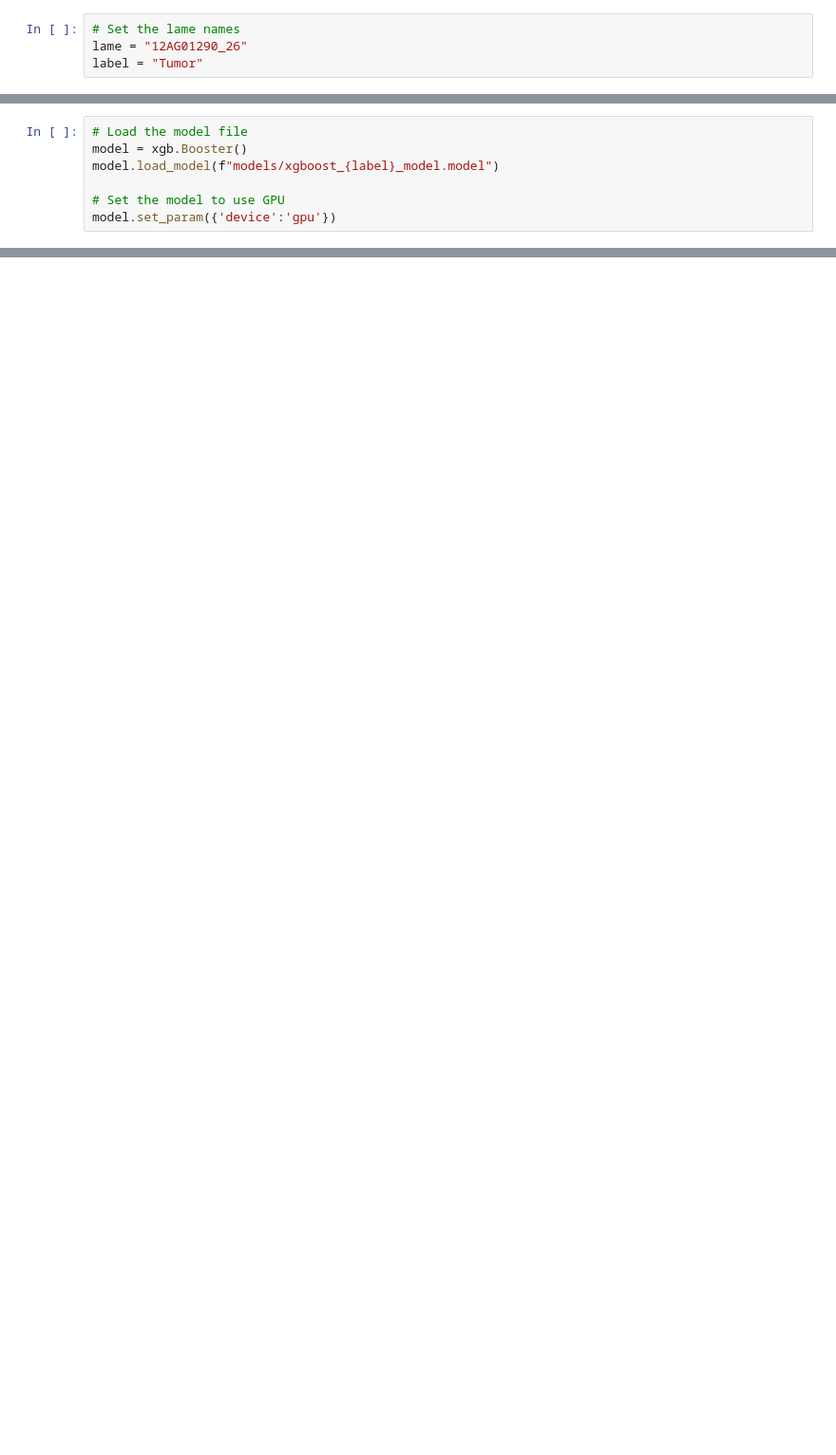
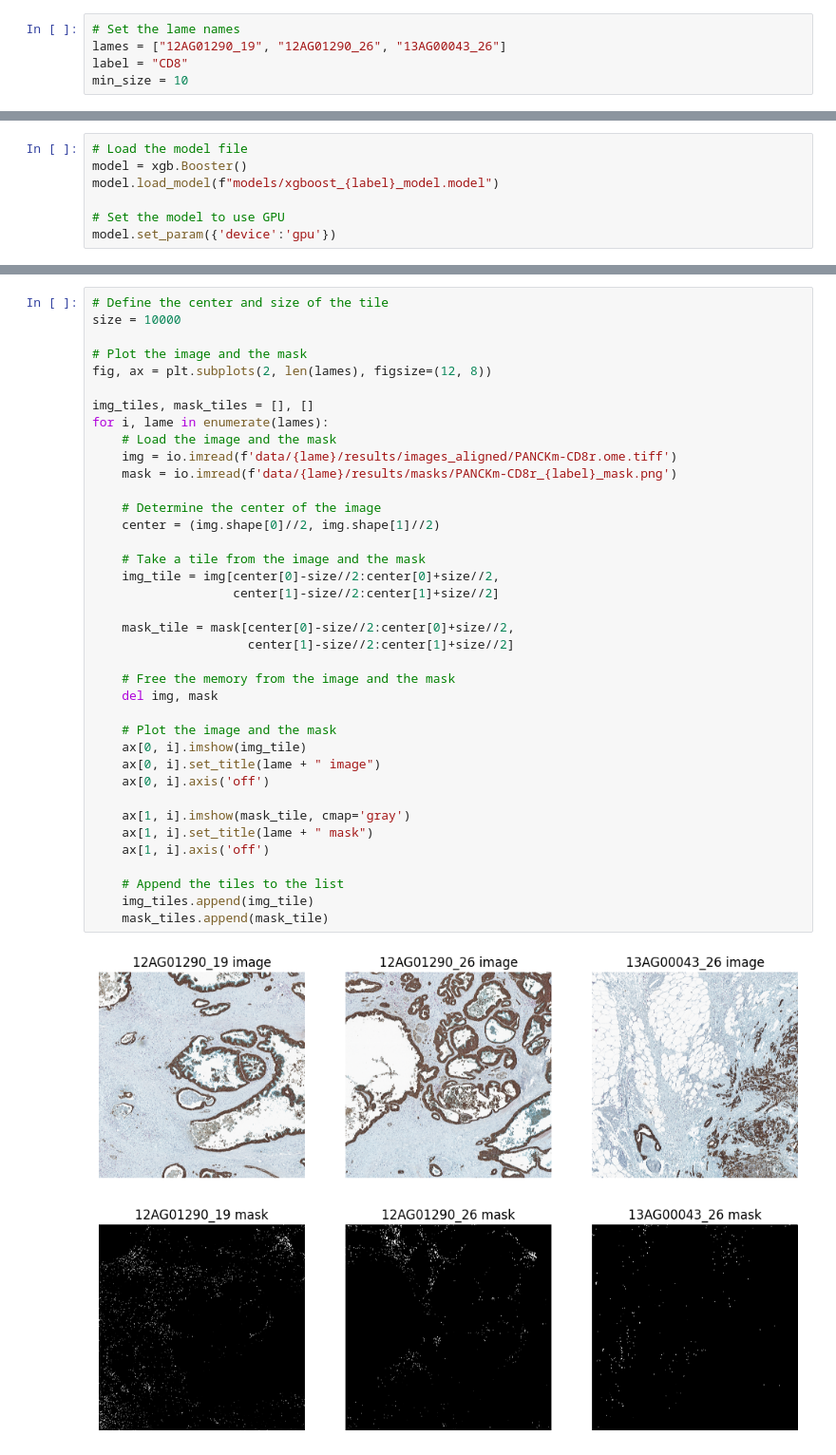
Before and after one commit to GeNeHetX/pixel_classifier, a Jupyter notebook: predicting.ipynb, the cells around one changed output, grey strips where cells are left out. Shown at 95% size. Saved outputs shown, nothing was run; the diff lists cells and outputs as text; blank space fills up the shorter version.

```diff
--- a/predicting.ipynb
+++ b/predicting.ipynb
@@ -13,5 +15,6 @@ import PIL
 PIL.Image.MAX_IMAGE_PIXELS = 10e10
 # %%
 # Set the lame names
-lame = "12AG01290_26"
-label = "Tumor"
+lames = ["12AG01290_19", "12AG01290_26", "13AG00043_26"]
+label = "CD8"
+min_size = 10
@@ -41,0 +28,40 @@ mask_tile = mask_original[center[0]-size//2:center[0]+size//2,
+# %%
+# Define the center and size of the tile
+size = 10000
+
+# Plot the image and the mask
+fig, ax = plt.subplots(2, len(lames), figsize=(12, 8))
+
+img_tiles, mask_tiles = [], []
+for i, lame in enumerate(lames):
+    # Load the image and the mask
+    img = io.imread(f'data/{lame}/results/images_aligned/PANCKm-CD8r.ome.tiff')
+    mask = io.imread(f'data/{lame}/results/masks/PANCKm-CD8r_{label}_mask.png')
+
+    # Determine the center of the image
+    center = (img.shape[0]//2, img.shape[1]//2)
+
+    # Take a tile from the image and the mask
+    img_tile = img[center[0]-size//2:center[0]+size//2,
+                   center[1]-size//2:center[1]+size//2]
+
+    mask_tile = mask[center[0]-size//2:center[0]+size//2,
+                     center[1]-size//2:center[1]+size//2]
+
+    # Free the memory from the image and the mask
+    del img, mask
+
+    # Plot the image and the mask
+    ax[0, i].imshow(img_tile)
+    ax[0, i].set_title(lame + " image")
+    ax[0, i].axis('off')
+
+    ax[1, i].imshow(mask_tile, cmap='gray')
+    ax[1, i].set_title(lame + " mask")
+    ax[1, i].axis('off')
+
+    # Append the tiles to the list
+    img_tiles.append(img_tile)
+    mask_tiles.append(mask_tile)
+# %% [output]
+[figure, added]
```
Also changed, not shown: parts of 18 cells of this notebook, 1 other file.
